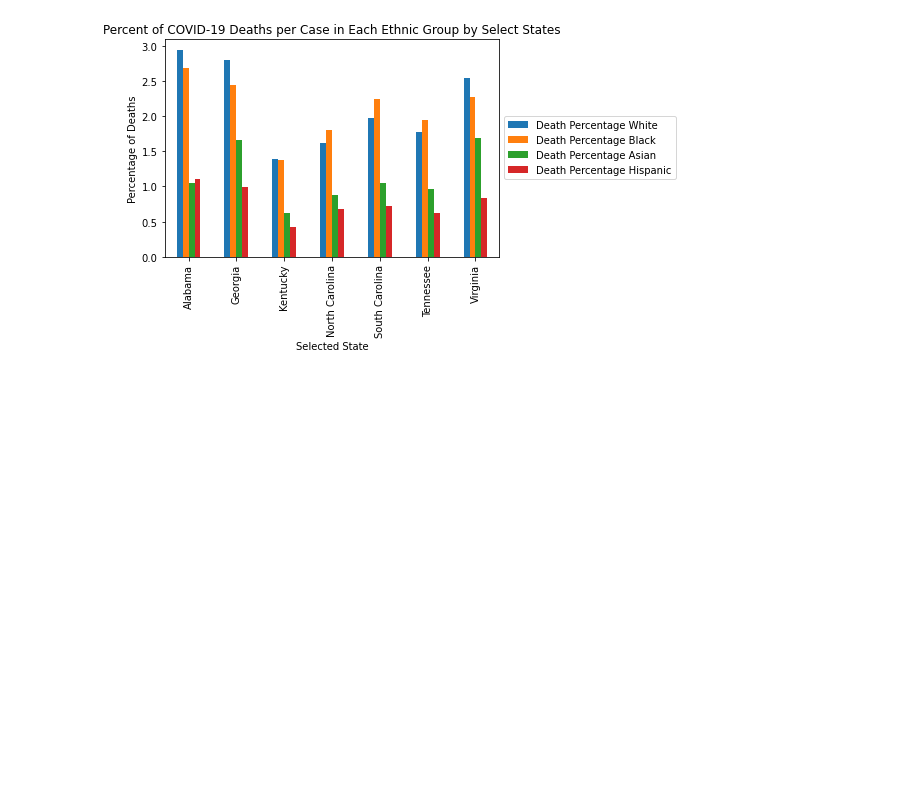
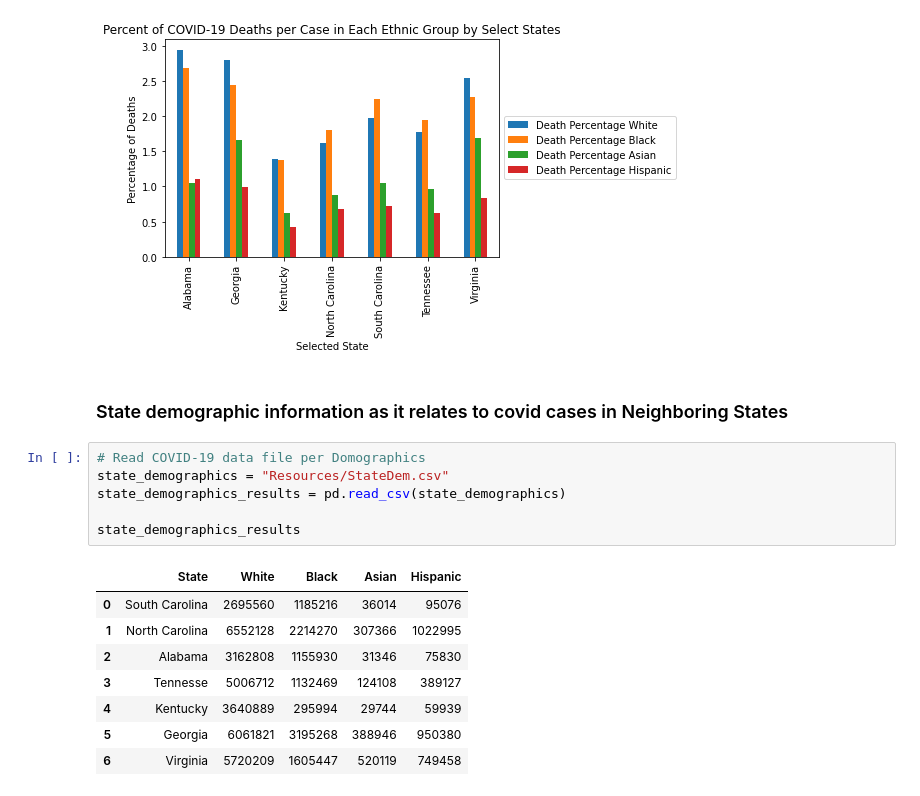
Before and after one commit to burnettaw/CMBKS-Group-5, a Jupyter notebook: covid_analysis_G1-3 - Combined.ipynb, the cells around one changed output. Drawn from its saved outputs; the diff is of its cells as text; blank space fills up the shorter version.

```diff
--- a/covid_analysis_G1-3 - Combined.ipynb
+++ b/covid_analysis_G1-3 - Combined.ipynb
@@ -599,3 +614,21 @@ plt.legend(loc='center left', bbox_to_anchor=(1, 0.5))
 plt.show()
 # %% [output]
 [figure]
+# %% [markdown]
+
+### State demographic information as it relates to covid cases in Neighboring States
+# %%
+# Read COVID-19 data file per Domographics
+state_demographics = "Resources/StateDem.csv"
+state_demographics_results = pd.read_csv(state_demographics)
+
+state_demographics_results
+# %% [output]
+|  | State | White | Black | Asian | Hispanic |
+| 0 | South Carolina | 2695560 | 1185216 | 36014 | 95076 |
+| 1 | North Carolina | 6552128 | 2214270 | 307366 | 1022995 |
+| 2 | Alabama | 3162808 | 1155930 | 31346 | 75830 |
+| 3 | Tennesse | 5006712 | 1132469 | 124108 | 389127 |
+| 4 | Kentucky | 3640889 | 295994 | 29744 | 59939 |
+| 5 | Georgia | 6061821 | 3195268 | 388946 | 950380 |
+| 6 | Virginia | 5720209 | 1605447 | 520119 | 749458 |
```
Also changed, not shown: parts of 11 cells of this notebook.
